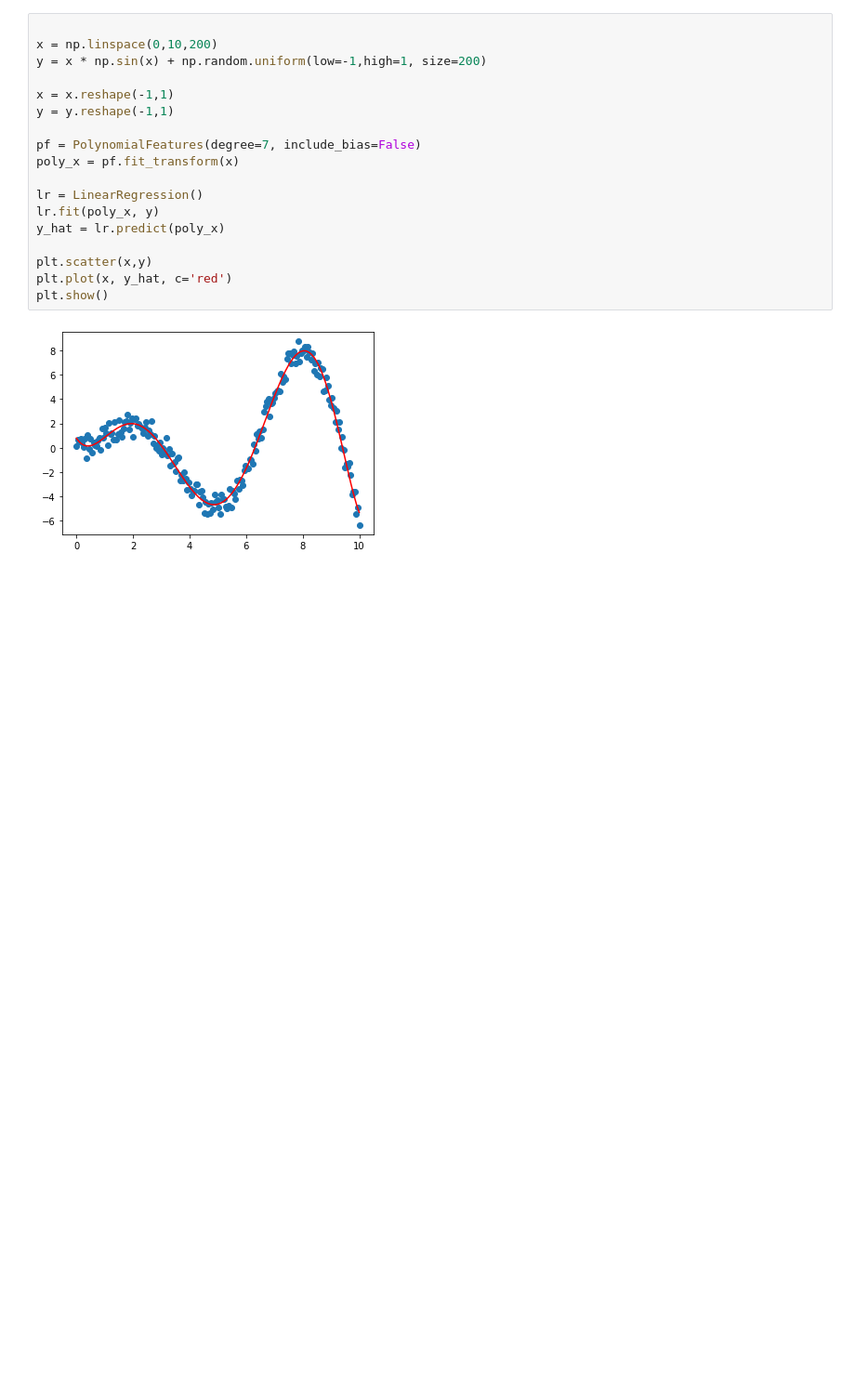
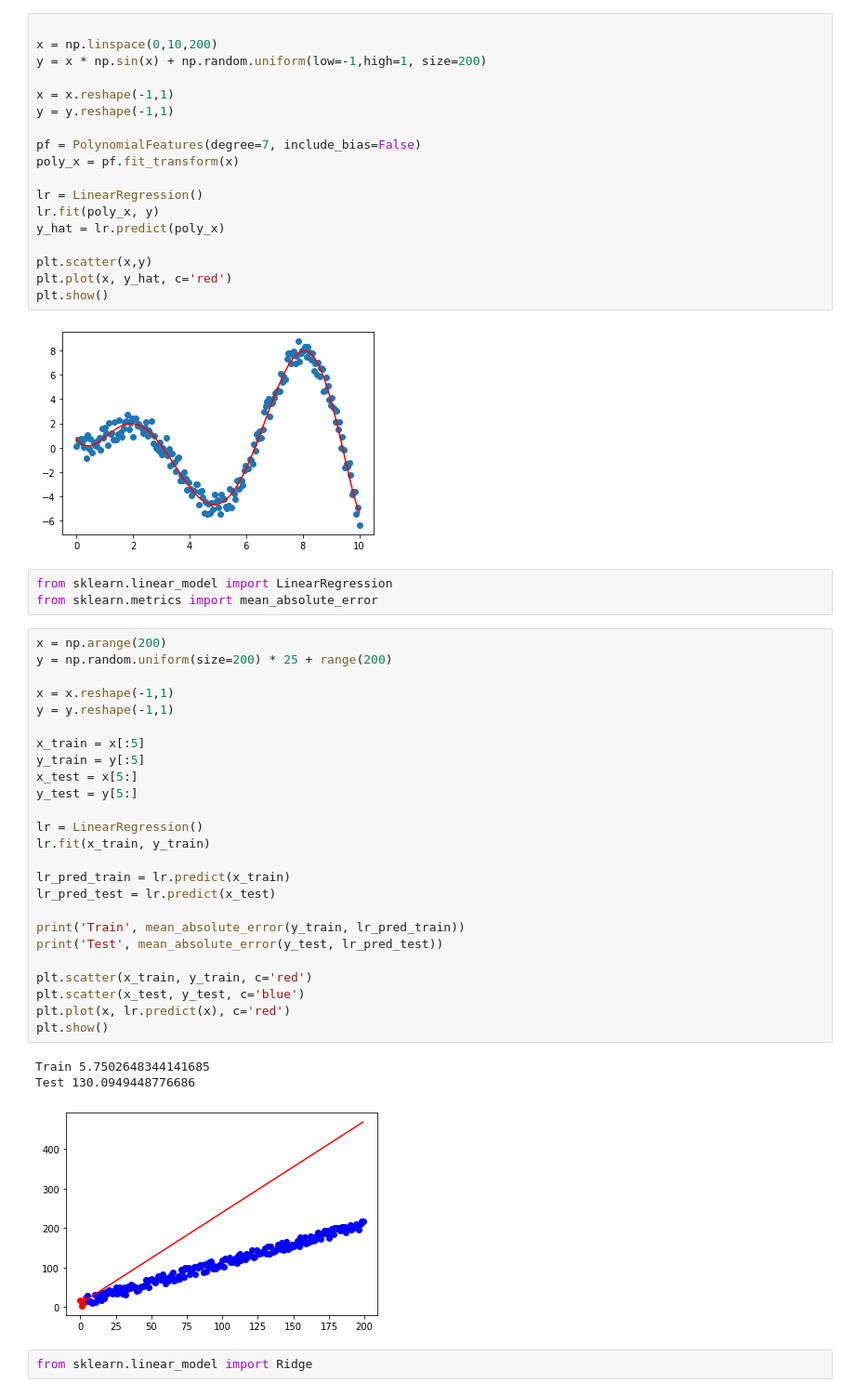
Before and after one commit to gLeitao/pos-data-science, a Jupyter notebook: aprendizado_supervisionado/Aula_01/MMQ e GB.ipynb, the cells around one changed output. Shown at 93% size. Drawn from its saved outputs; the diff is of its cells as text; blank space fills up the shorter version.

Commit message:
linear regression - aula 02

```diff
--- a/aprendizado_supervisionado/Aula_01/MMQ e GB.ipynb
+++ b/aprendizado_supervisionado/Aula_01/MMQ e GB.ipynb
@@ -105,3 +105,37 @@ plt.plot(x, y_hat, c='red')
 plt.show()
 # %% [output]
 [figure]
+# %%
+from sklearn.linear_model import LinearRegression
+from sklearn.metrics import mean_absolute_error
+# %%
+x = np.arange(200)
+y = np.random.uniform(size=200) * 25 + range(200)
+
+x = x.reshape(-1,1)
+y = y.reshape(-1,1)
+
+x_train = x[:5]
+y_train = y[:5]
+x_test = x[5:]
+y_test = y[5:]
+
+lr = LinearRegression()
+lr.fit(x_train, y_train)
+
+lr_pred_train = lr.predict(x_train)
+lr_pred_test = lr.predict(x_test)
+
+print('Train', mean_absolute_error(y_train, lr_pred_train))
+print('Test', mean_absolute_error(y_test, lr_pred_test))
+
+plt.scatter(x_train, y_train, c='red')
+plt.scatter(x_test, y_test, c='blue')
+plt.plot(x, lr.predict(x), c='red')
+plt.show()
+# %% [output]
+Train 5.7502648344141685
+Test 130.0949448776686
+[figure, added]
+# %%
+from sklearn.linear_model import Ridge
```
Also changed, not shown: parts of 2 cells of this notebook, 5 other files.
